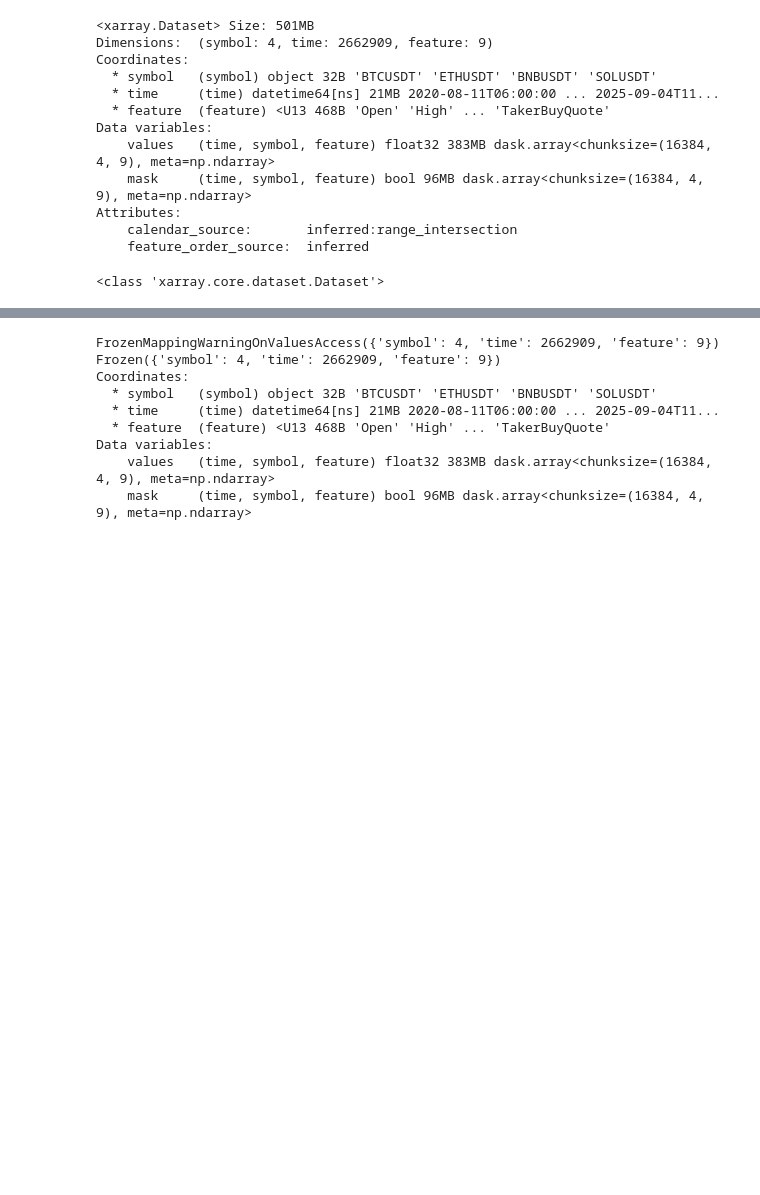
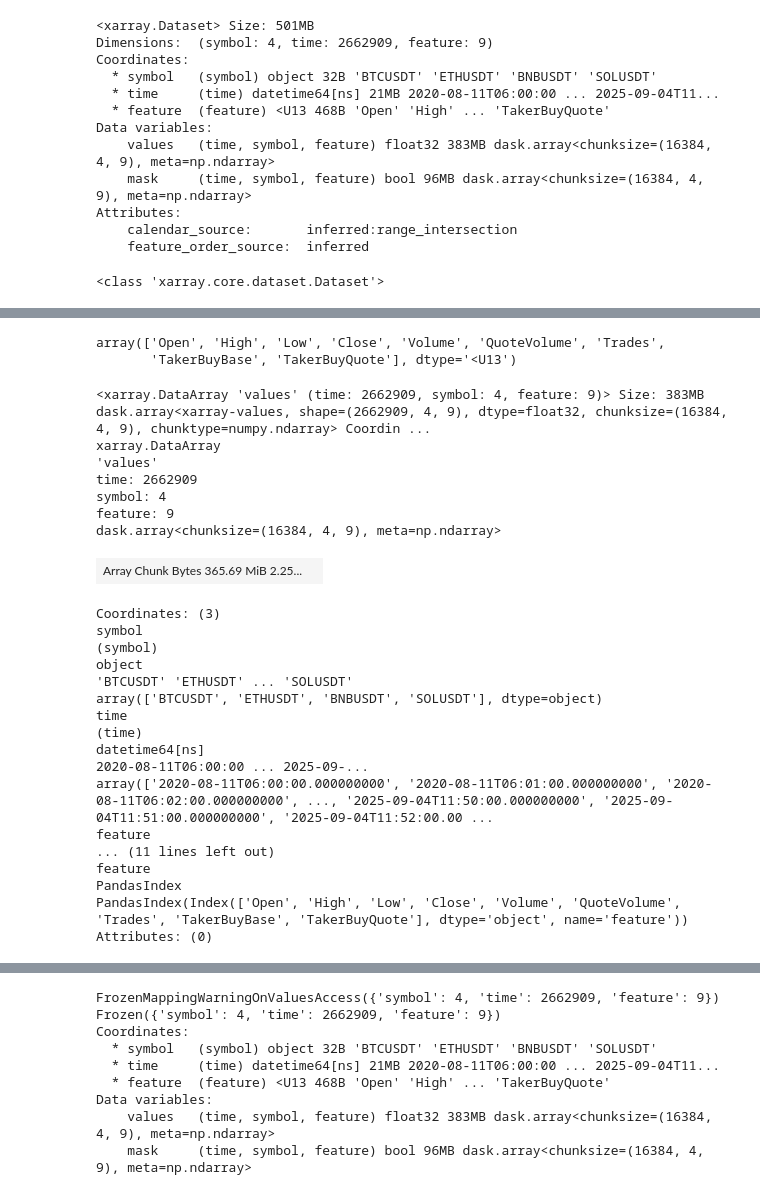
Before and after one commit to kyhoolee/tw_fin_rl, a Jupyter notebook: ace_rl/exp_learn/raw_data/_2_polar_cube_universe.ipynb, the cells around one changed output, grey strips where cells are left out. Drawn from its saved outputs; the diff is of its cells as text; code cells hidden in the pictures; blank space fills up the shorter version.

```diff
--- a/ace_rl/exp_learn/raw_data/_2_polar_cube_universe.ipynb
+++ b/ace_rl/exp_learn/raw_data/_2_polar_cube_universe.ipynb
@@ -53,0 +138,33 @@ Attributes:
+# %%
+cube.coords.get("feature").values
+# %% [output]
+array(['Open', 'High', 'Low', 'Close', 'Volume', 'QuoteVolume', 'Trades',
+       'TakerBuyBase', 'TakerBuyQuote'], dtype='<U13')
+# %%
+cube.data_vars.get("values")
+# %% [output]
+<xarray.DataArray 'values' (time: 2662909, symbol: 4, feature: 9)> Size: 383MB dask.array<xarray-values, shape=(2662909, 4, 9), dtype=float32, chunksize=(16384, 4, 9), chunktype=numpy.ndarray> Coordin ...
+xarray.DataArray
+'values'
+time: 2662909
+symbol: 4
+feature: 9
+dask.array<chunksize=(16384, 4, 9), meta=np.ndarray>
+| Array Chunk Bytes 365.69 MiB 2.25... |  |
+Coordinates: (3)
+symbol
+(symbol)
+object
+'BTCUSDT' 'ETHUSDT' ... 'SOLUSDT'
+array(['BTCUSDT', 'ETHUSDT', 'BNBUSDT', 'SOLUSDT'], dtype=object)
+time
+(time)
+datetime64[ns]
+2020-08-11T06:00:00 ... 2025-09-...
+array(['2020-08-11T06:00:00.000000000', '2020-08-11T06:01:00.000000000', '2020-08-11T06:02:00.000000000', ..., '2025-09-04T11:50:00.000000000', '2025-09-04T11:51:00.000000000', '2025-09-04T11:52:00.00 ...
+feature
+... (11 lines left out)
+feature
+PandasIndex
+PandasIndex(Index(['Open', 'High', 'Low', 'Close', 'Volume', 'QuoteVolume', 'Trades', 'TakerBuyBase', 'TakerBuyQuote'], dtype='object', name='feature'))
+Attributes: (0)
```
Also changed, not shown: parts of 5 cells of this notebook, 6 other files.
